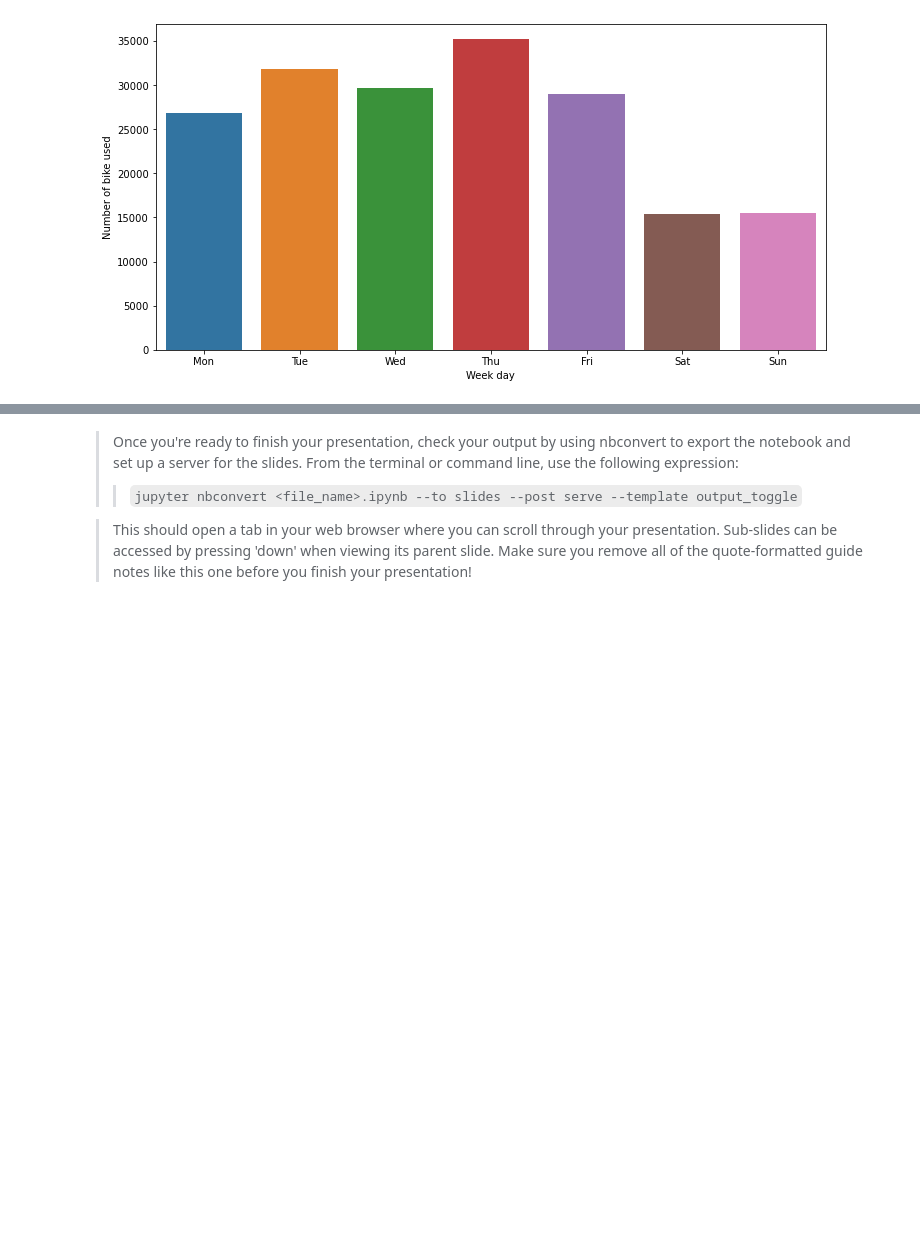
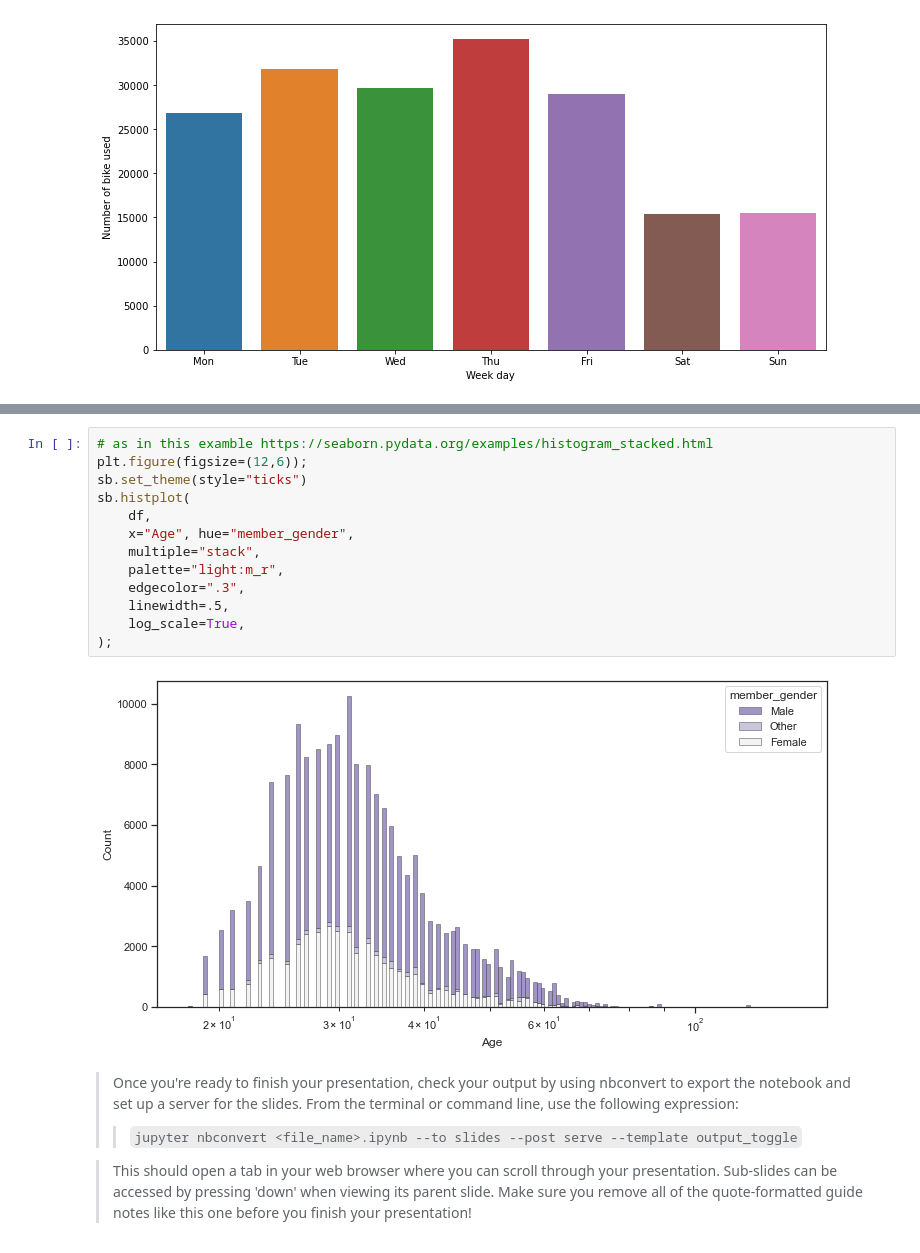
Before and after one commit to Theabdelkader/Communicate-Data-Findings-Ford-GoBike-System, a Jupyter notebook: slide_deck_template.ipynb, the cells around one changed output, grey strips where cells are left out. Cells and saved outputs as stored; diff of their text form; blank space fills up the shorter version.

```diff
--- a/slide_deck_template.ipynb
+++ b/slide_deck_template.ipynb
@@ -76,3 +90,18 @@ plt.ylabel('Number of bike used');
+# %%
+# as in this examble https://seaborn.pydata.org/examples/histogram_stacked.html
+plt.figure(figsize=(12,6));
+sb.set_theme(style="ticks")
+sb.histplot(
+    df,
+    x="Age", hue="member_gender",
+    multiple="stack",
+    palette="light:m_r",
+    edgecolor=".3",
+    linewidth=.5,
+    log_scale=True,
+);
+# %% [output]
+[figure, added]
 # %% [markdown]
 > Once you're ready to finish your presentation, check your output by using
 nbconvert to export the notebook and set up a server for the slides. From the
```
Also changed, not shown: parts of 4 cells of this notebook.
